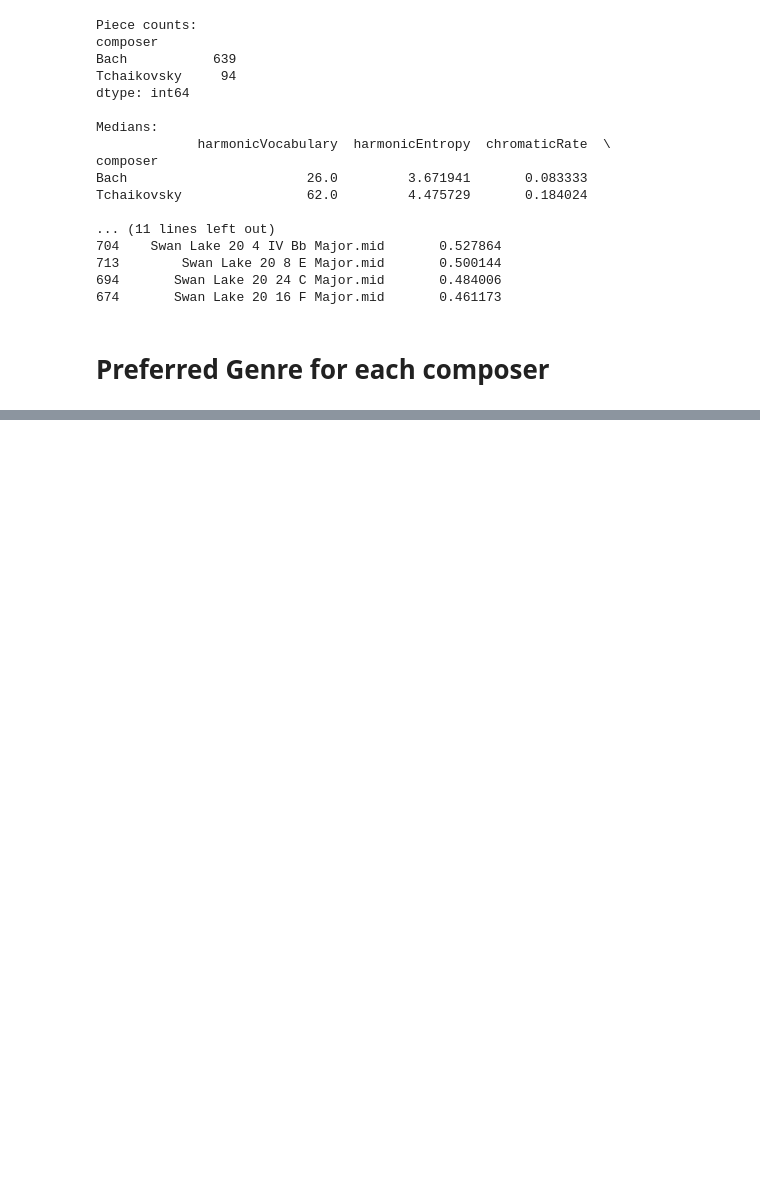
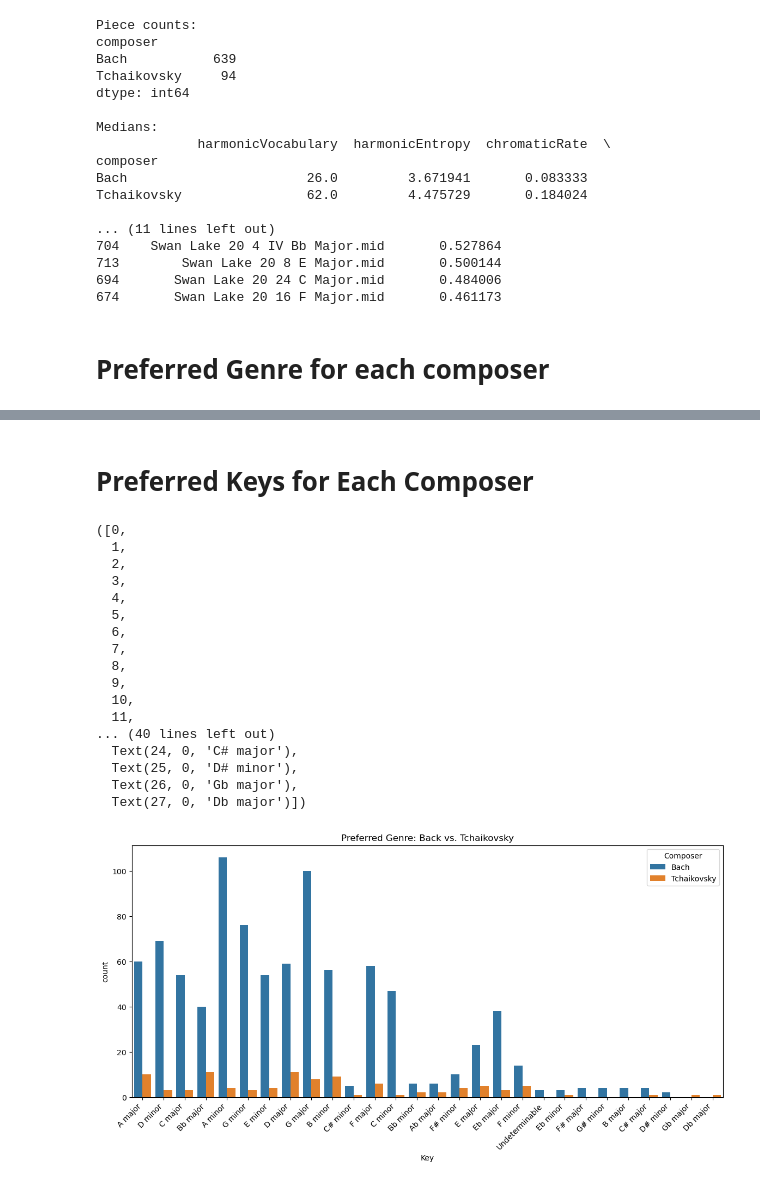
Before and after one commit to KDJDEV/introDSMidtermProject, a Jupyter notebook: test.ipynb, the cells around one changed output, grey strips where cells are left out. Cells and saved outputs as stored; diff of their text form; code cells hidden in the pictures; blank space fills up the shorter version.

```diff
--- a/test.ipynb
+++ b/test.ipynb
@@ -181,0 +207,30 @@ UnicodeDecodeError: 'utf-8' codec can't decode byte 0x90 in position 45167: inva
+# %% [markdown]
+# Preferred Keys for Each Composer
+# %%
+
+plt.figure(figsize=(14,6))
+sns.countplot(data=meta_data_df, x='Key', hue='Composer')
+plt.title('Preferred Genre: Back vs. Tchaikovsky')
+plt.xlabel('Key')
+# plt.ylabel('Log of Counts')
+# plt.yscale('log')
+plt.xticks(rotation=45, ha='right')
+# %% [output]
+([0,
+  1,
+  2,
+  3,
+  4,
+  5,
+  6,
+  7,
+  8,
+  9,
+  10,
+  11,
+... (40 lines left out)
+  Text(24, 0, 'C# major'),
+  Text(25, 0, 'D# minor'),
+  Text(26, 0, 'Gb major'),
+  Text(27, 0, 'Db major')])
+[figure, added]
```
Also changed, not shown: parts of 3 cells of this notebook.
